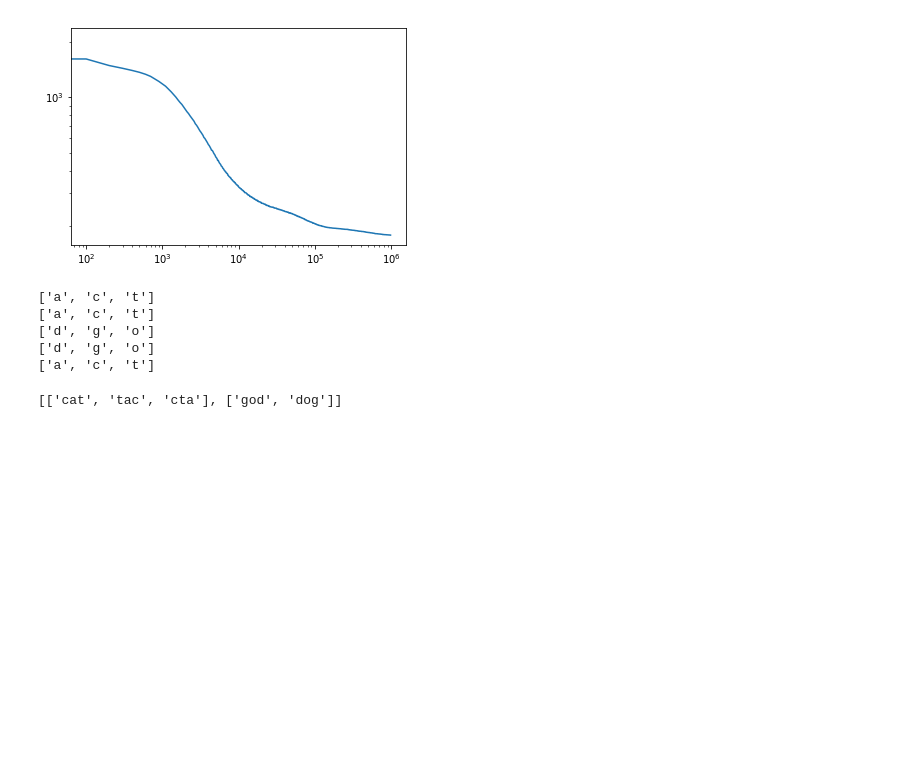
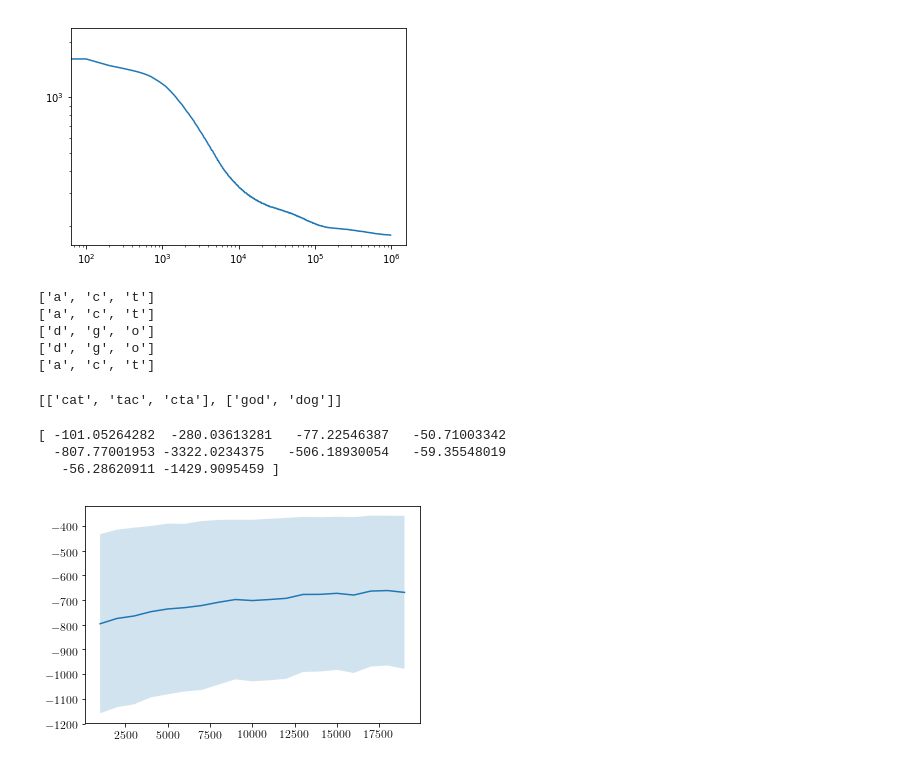
Before and after one commit to gbarello/SVAE, a Jupyter notebook: Untitled.ipynb, the cells around one changed output. Cells and saved outputs as stored; diff of their text form; code cells hidden in the pictures; blank space fills up the shorter version.

```diff
--- a/Untitled.ipynb
+++ b/Untitled.ipynb
@@ -298,3 +298,31 @@ make_anagram_set(["cat","tac","god","dog","cta"])
 ['d', 'g', 'o']
 ['a', 'c', 't']
 [['cat', 'tac', 'cta'], ['god', 'dog']]
+# %%
+import numpy as np
+import matplotlib.pyplot as plt
+
+A = np.loadtxt("model_output/exp_1_1/AIS_loglikelihood_1_10.csv")
+B = np.loadtxt("model_output/exp_1_1/AIS_loglikelihood_10_20.csv")
+
+print(B[-1])
+# %% [output]
+[ -101.05264282  -280.03613281   -77.22546387   -50.71003342
+  -807.77001953 -3322.0234375   -506.18930054   -59.35548019
+   -56.28620911 -1429.9095459 ]
+# %%
+am = np.mean(A,axis = 1)
+bm = np.mean(B,axis = 1)
+ass = np.std(A,axis = 1)
+bss = np.std(B,axis = 1)
+
+me = np.concatenate([am,bm])
+sd = np.concatenate([ass,bss])/np.sqrt(A.shape[1])
+
+c = range(1000,20000,1000)
+np.linspace(1000,20000,len(me))
+plt.plot(c,me)
+plt.fill_between(c,me-sd,me + sd,alpha = .2)
+plt.show()
+# %% [output]
+[figure, added]
```
Also changed, not shown: parts of 1 cell of this notebook, 2 other files.
